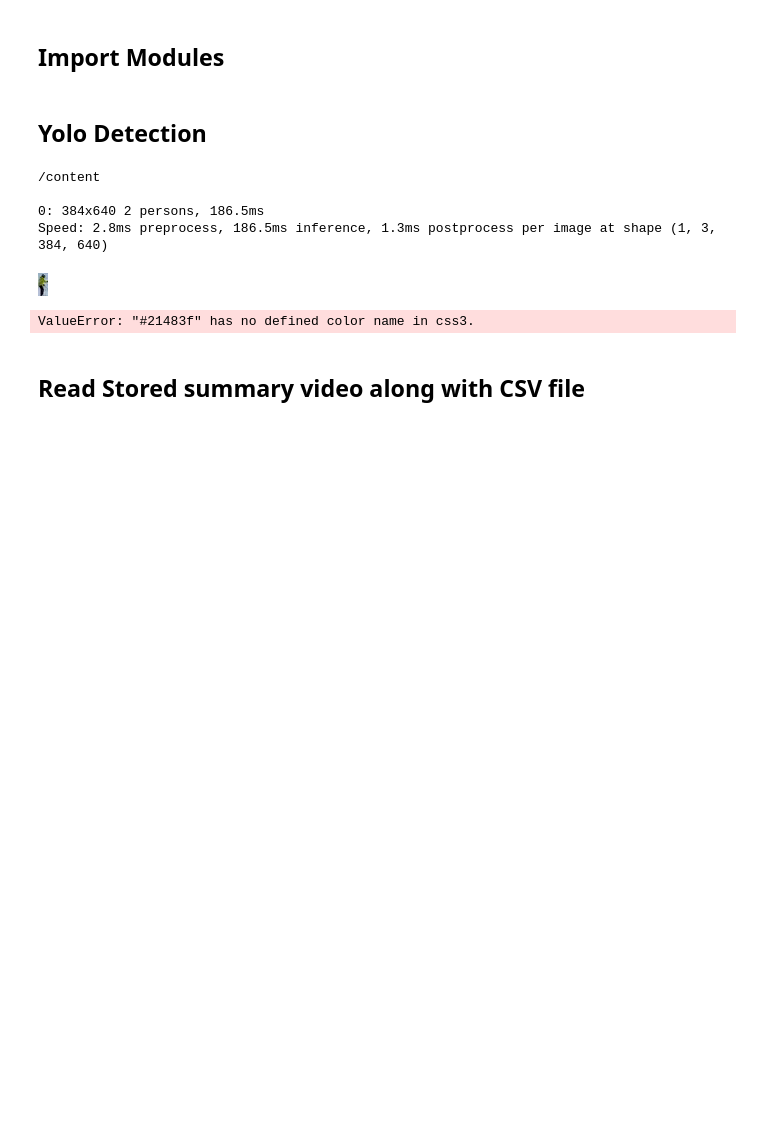
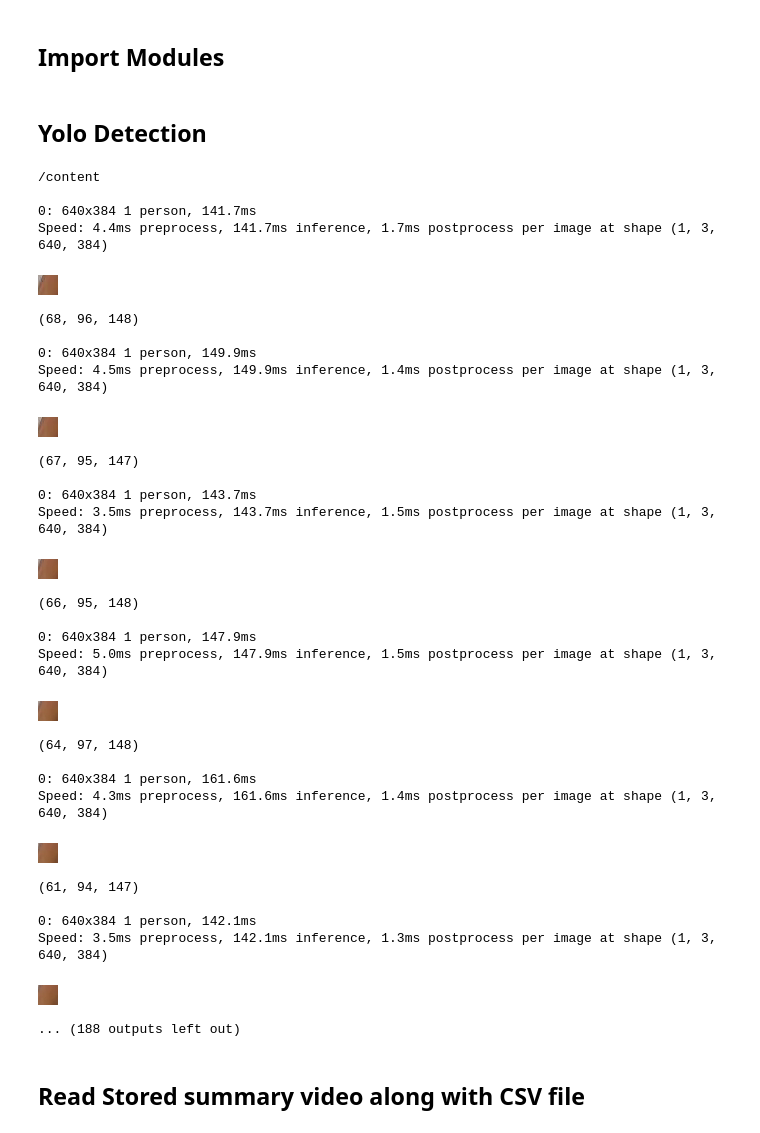
Before and after one commit to CCTV-Smartview-Analytics/Project-Notebook, a Jupyter notebook: CCTV_Smartview_Analytics.ipynb, the cells around one changed output. Saved outputs shown, nothing was run; the diff lists cells and outputs as text; code cells hidden in the pictures; blank space fills up the shorter version.

Commit message:
Updated color detection

```diff
--- a/CCTV_Smartview_Analytics.ipynb
+++ b/CCTV_Smartview_Analytics.ipynb
@@ -76,9 +85,10 @@ from google.colab.patches import cv2_imshow
 start = time.time()
 
 # Replace the below url with the above url to choose desired stream
-[requests.get('http://118.22.23.185/nphControlCamera?Direction=Darker&Resolution=640x480&Quality=Standard&Mode=JPEG&RPeriod=65535&Size=STD&PresetOperation=Move&Language=0') for cnt in range(0,5)]
+# [requests.get('http://118.22.23.185/nphControlCamera?Direction=Darker&Resolution=640x480&Quality=Standard&Mode=JPEG&RPeriod=65535&Size=STD&PresetOperation=Move&Language=0') for cnt in range(0,5)]
 
-cap = cv2.VideoCapture('https://player.vimeo.com/progressive_redirect/playback/523077693/rendition/360p/file.mp4?loc=external&oauth2_token_id=1747418641&signature=e5dccaf0045d276093f0b09ceb41cfbdb233c674d94edb5075e8ec366cac474a')#('https://player.vimeo.com/progressive_redirect/playback/210741646/rendition/360p/file.mp4?loc=external&oauth2_token_id=1747418641&signature=37077c1af632c7cb144dffed7e04dcc10ede6939be1b57ead875b6b8874b9cfb')#('https://player.vimeo.com/progressive_redirect/playback/328732843/rendition/360p/file.mp4?loc=external&oauth2_token_id=1747418641&signature=bb455a6abdfae56a5cb1f7a8a7e0e309128d832a3b3e15796c6922b7a771c3ac')#('/content/abcd.mp4')
+cap = cv2.VideoCapture('https://player.vimeo.com/progressive_redirect/playback/328732843/rendition/360p/file.mp4?loc=external&oauth2_token_id=1747418641&signature=bb455a6abdfae56a5cb1f7a8a7e0e309128d832a3b3e15796c6922b7a771c3ac')#('https://player.vimeo.com/progressive_redirect/playback/210741646/rendition/360p/file.mp4?loc=external&oauth2_token_id=1747418641&signature=37077c1af632c7cb144dffed7e04dcc10ede6939be1b57ead875b6b8874b9cfb')#('https://player.vimeo.com/progressive_redirect/playback/328732843/rendition/360p/file.mp4?loc=external&oauth2_token_id=1747418641&signature=bb455a6abdfae56a5cb1f7a8a7e0e309128d832a3b3e15796c6922b7a771c3ac')#('/content/abcd.mp4')
+cap = cv2.VideoCapture('/content/abcd.mp4')
 
 model = YOLO('yolov8n.pt')#('/content/CCTV-Curation-Dataset-PoC-13/runs/detect/train/weights/best.pt')
 
@@ -125,18 +135,20 @@ try:
       if i.boxes.data.tolist():
         # Save the results with predicted class and normalised bounding box
         results[0].save_txt('abc.txt')
-
+        # print(i.masks.data.tolist())
         # for each of the object get its bounding box values
         for detection in i.boxes.data.tolist():
           x1, y1, x2, y2, conf, cls = detection
 
           cropped_frame = frame[int(y1):int(y2),int(x1):int(x2)]
+          cropped_frame = frame[int((y1+y2)/2):int(((y1+y2)/2)+20),int((x1+x2)/2):int(((x1+x2)/2)+20)]
           cropped_img = im.fromarray(cropped_frame)
           cropped_img.save('__temp__.png')
           cv2_imshow(cropped_frame)
           dominant_color = ColorThief('__temp__.png').get_color(quality=1)
+          print(dominant_color)
 
-          writer.writerow([frame_no, x1, y1, x2, y2, conf, cls, rgb_to_name(dominant_color)])
+          writer.writerow([frame_no, x1, y1, x2, y2, conf, cls, convert_rgb_to_names(dominant_color)])
           text_size = cv2.getTextSize(str(time_now.time().strftime('%X')), cv2.FONT_HERSHEY_SIMPLEX, 0.4, 1)[0]
           text_x = max((x1 + x2)//2 - text_size[0] // 2, 0)
           text_y = max((y1 + y2)//2 - text_size[1] // 2, 0)
@@ -157,34 +169,59 @@ try:
         cur_time = time.time()
         data.save(f'{class_names[int(cls)]}/{cur_time}.png',)
         # print(ColorThief(f'{class_names[int(cls)]}/{cur_time}.png').get_color(quality=1))
         # Write the video file with the frame
         output.write(frame)
 
       else:
         print('No Detection')
 
     # cv2_imshow(frame)
 
     # if cv2.waitKey(1) == ord('q'):
     #   break
 
     if frame_no % int(fps) == 0:
       add_sec += 1
       time_now = time_before_start + datetime.timedelta(0,add_sec)
 
 except InterruptedError:
   pass
 
 finally:
   output.release()
   cap.release()
   # cv2.destroyAllWindows()
 
 print(time.time() - start)
 # %% [output]
 /content
 
-0: 384x640 2 persons, 186.5ms
-Speed: 2.8ms preprocess, 186.5ms inference, 1.3ms postprocess per image at shape (1, 3, 384, 640)
+0: 640x384 1 person, 141.7ms
+Speed: 4.4ms preprocess, 141.7ms inference, 1.7ms postprocess per image at shape (1, 3, 640, 384)
-[figure, old version]
+[figure, new version]
-ValueError: "#21483f" has no defined color name in css3.
+(68, 96, 148)
+
+0: 640x384 1 person, 149.9ms
+Speed: 4.5ms preprocess, 149.9ms inference, 1.4ms postprocess per image at shape (1, 3, 640, 384)
+[figure, added]
+(67, 95, 147)
+
+0: 640x384 1 person, 143.7ms
+Speed: 3.5ms preprocess, 143.7ms inference, 1.5ms postprocess per image at shape (1, 3, 640, 384)
+[figure, added]
+(66, 95, 148)
+
+0: 640x384 1 person, 147.9ms
+Speed: 5.0ms preprocess, 147.9ms inference, 1.5ms postprocess per image at shape (1, 3, 640, 384)
+[figure, added]
+(64, 97, 148)
+
+0: 640x384 1 person, 161.6ms
+Speed: 4.3ms preprocess, 161.6ms inference, 1.4ms postprocess per image at shape (1, 3, 640, 384)
+[figure, added]
+(61, 94, 147)
+
+0: 640x384 1 person, 142.1ms
+Speed: 3.5ms preprocess, 142.1ms inference, 1.3ms postprocess per image at shape (1, 3, 640, 384)
+[figure, added]
+... (188 outputs left out)
```
Also changed, not shown: parts of 7 cells of this notebook.
